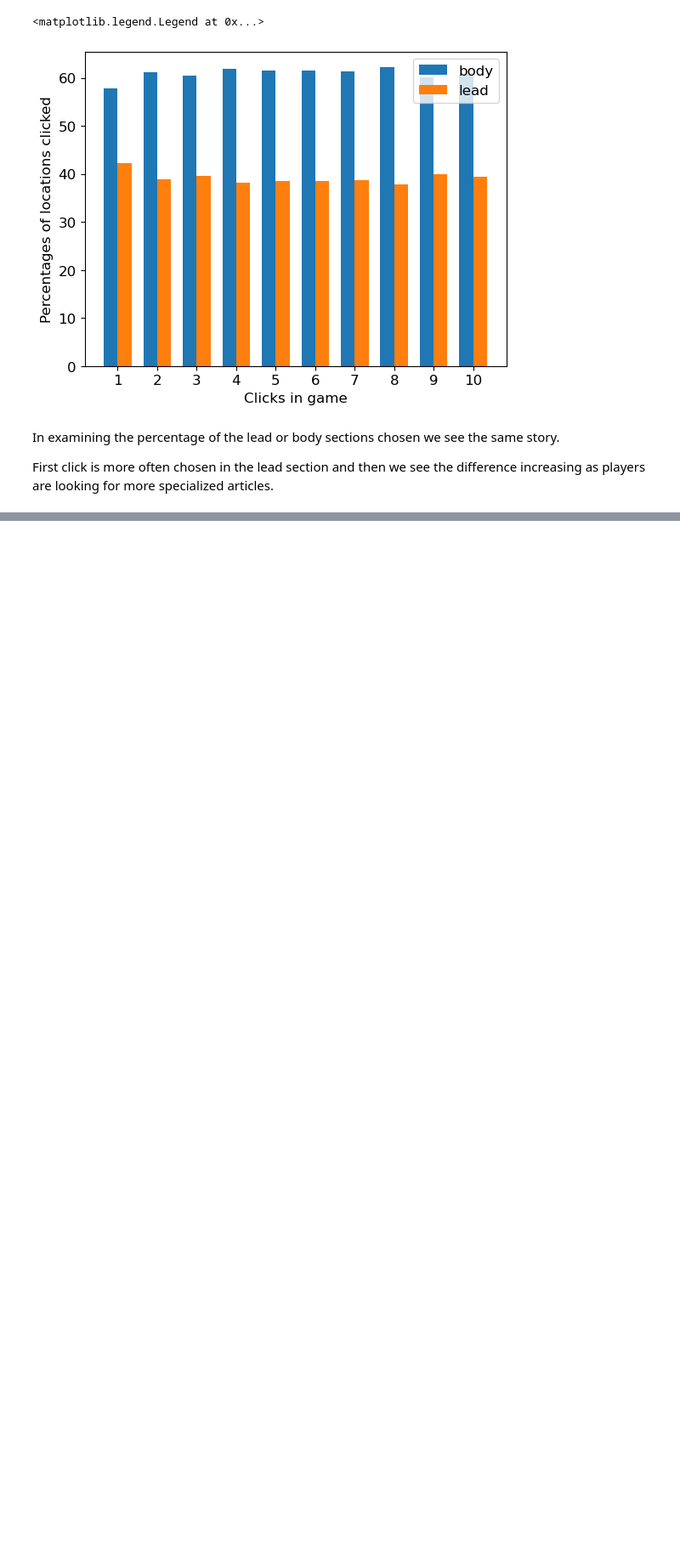
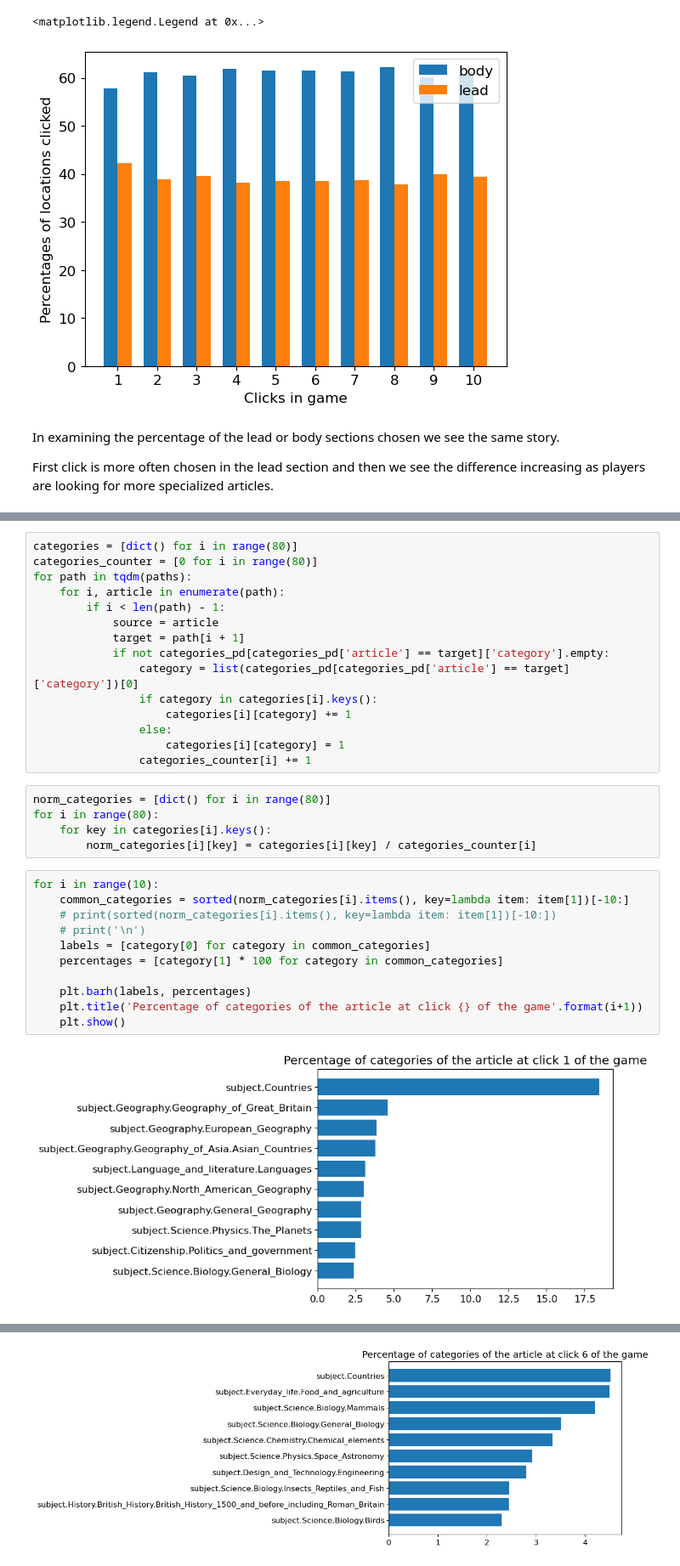
Before and after one commit to epfl-ada/ada-2022-project-souvladaki, a Jupyter notebook: analysis.ipynb, the cells around one changed output, grey strips where cells are left out. Shown at 85% size. Drawn from its saved outputs; the diff is of its cells as text; blank space fills up the shorter version.

```diff
--- a/analysis.ipynb
+++ b/analysis.ipynb
@@ -805,0 +834,33 @@ First click is more often chosen in the lead section and then we see the differe
+# %%
+categories = [dict() for i in range(80)]
+categories_counter = [0 for i in range(80)]
+for path in tqdm(paths):
+    for i, article in enumerate(path):
+        if i < len(path) - 1:
+            source = article
+            target = path[i + 1]
+            if not categories_pd[categories_pd['article'] == target]['category'].empty:
+                category = list(categories_pd[categories_pd['article'] == target]['category'])[0]
+                if category in categories[i].keys():
+                    categories[i][category] += 1
+                else:
+                    categories[i][category] = 1
+                categories_counter[i] += 1
+# %%
+norm_categories = [dict() for i in range(80)]
+for i in range(80):
+    for key in categories[i].keys():
+        norm_categories[i][key] = categories[i][key] / categories_counter[i]
+# %%
+for i in range(10):
+    common_categories = sorted(norm_categories[i].items(), key=lambda item: item[1])[-10:]
+    # print(sorted(norm_categories[i].items(), key=lambda item: item[1])[-10:])
+    # print('\n')
+    labels = [category[0] for category in common_categories]
+    percentages = [category[1] * 100 for category in common_categories]
+
+    plt.barh(labels, percentages)
+    plt.title('Percentage of categories of the article at click {} of the game'.format(i+1))
+    plt.show()
+# %% [output]
+[figure, added]
@@ -805,0 +871 @@ First click is more often chosen in the lead section and then we see the differe
+[figure, added]
```
Also changed, not shown: parts of 11 cells of this notebook.
